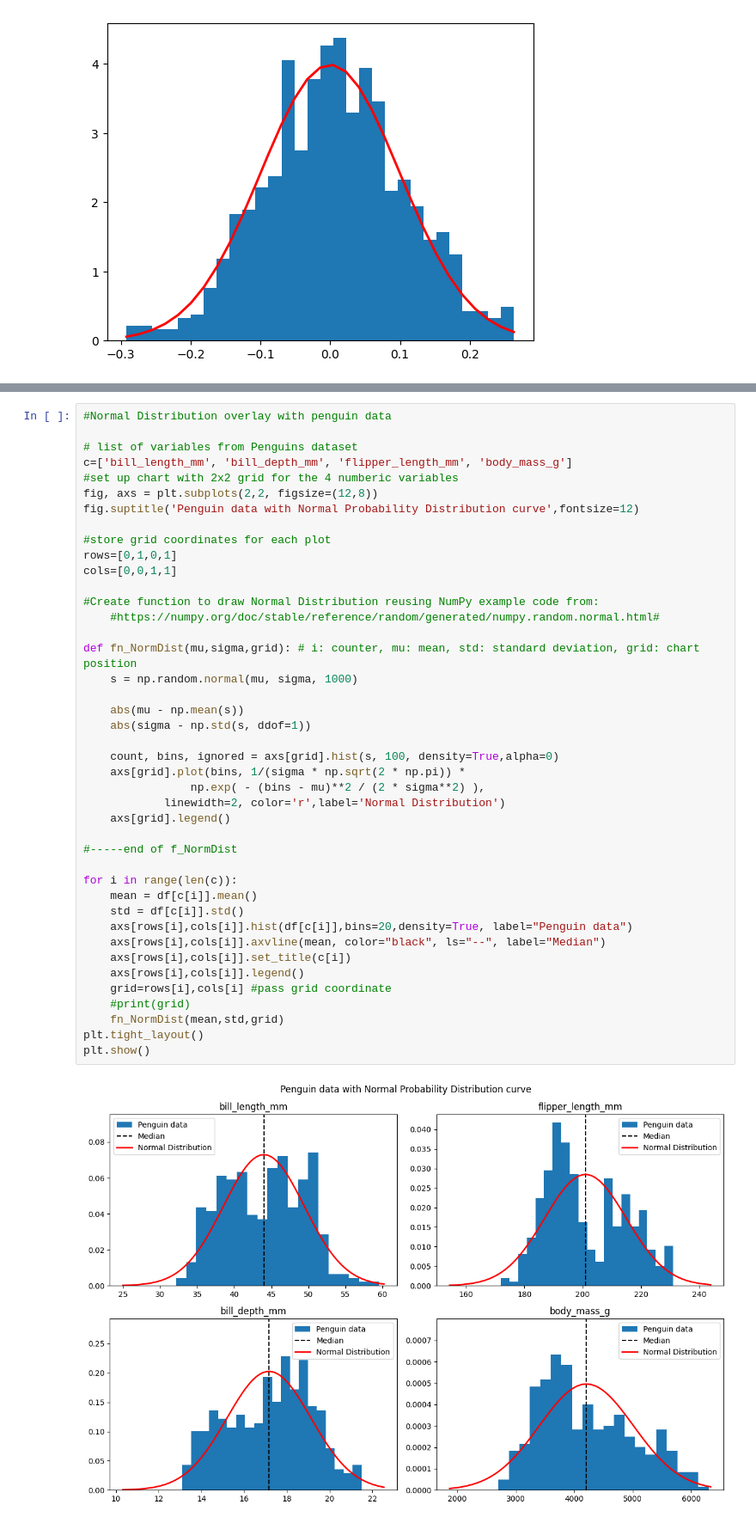
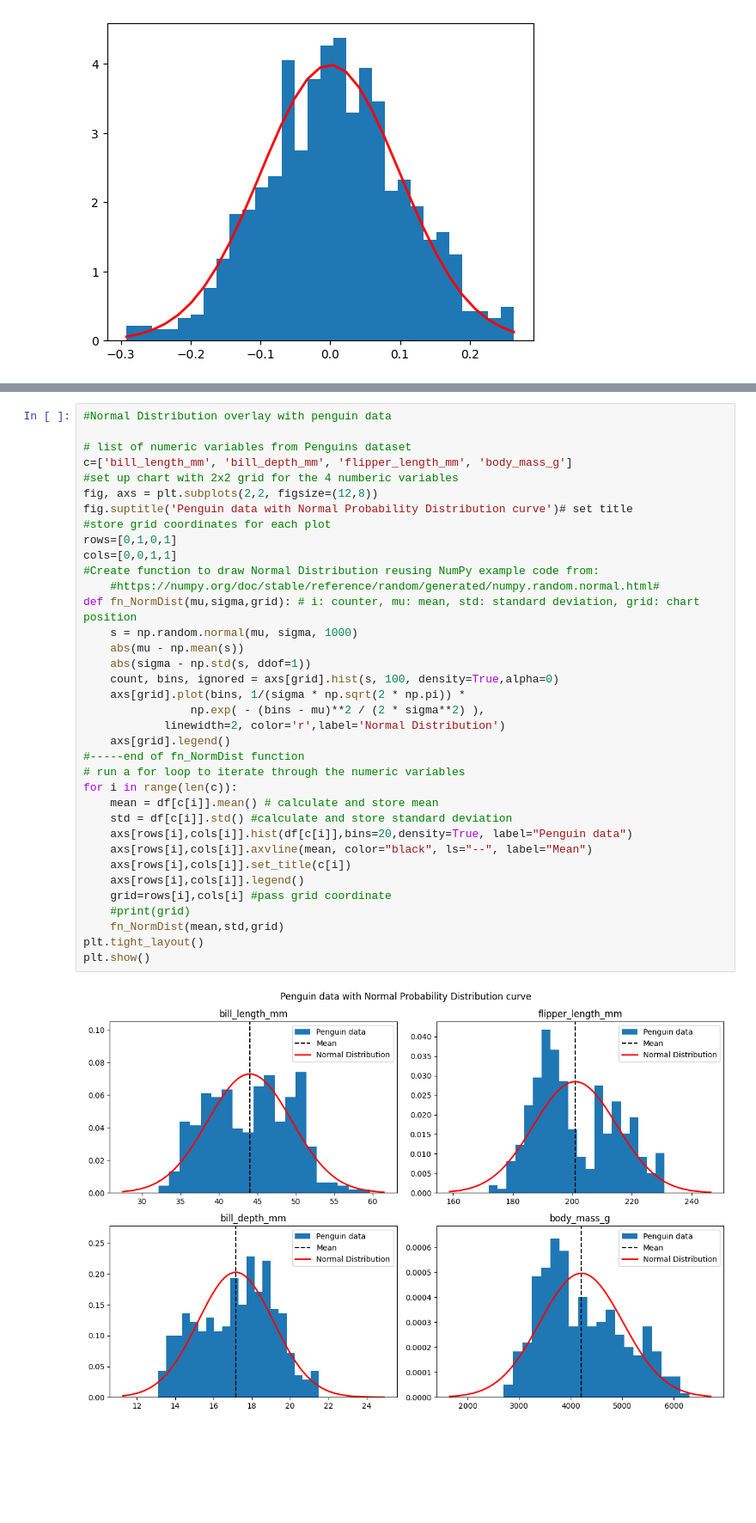
Before and after one commit to noyo0/Fundamentals_DataAnalysis, a Jupyter notebook: tasks.ipynb, the cells around one changed output, grey strips where cells are left out. Shown at 86% size. Saved outputs shown, nothing was run; the diff lists cells and outputs as text; blank space fills up the shorter version.

```diff
--- a/tasks.ipynb
+++ b/tasks.ipynb
@@ -622,45 +625,39 @@ The random distribution function is encapsulated in 'fn_NormDist' function passi
 # %%
 #Normal Distribution overlay with penguin data
 
-# list of variables from Penguins dataset
+# list of numeric variables from Penguins dataset
 c=['bill_length_mm', 'bill_depth_mm', 'flipper_length_mm', 'body_mass_g']
 #set up chart with 2x2 grid for the 4 numberic variables
 fig, axs = plt.subplots(2,2, figsize=(12,8))
-fig.suptitle('Penguin data with Normal Probability Distribution curve',fontsize=12)
-
+fig.suptitle('Penguin data with Normal Probability Distribution curve')# set title
 #store grid coordinates for each plot
 rows=[0,1,0,1]
 cols=[0,0,1,1]
-
 #Create function to draw Normal Distribution reusing NumPy example code from:
     #https://numpy.org/doc/stable/reference/random/generated/numpy.random.normal.html#
-
 def fn_NormDist(mu,sigma,grid): # i: counter, mu: mean, std: standard deviation, grid: chart position
     s = np.random.normal(mu, sigma, 1000)
-
     abs(mu - np.mean(s))
     abs(sigma - np.std(s, ddof=1))
-
     count, bins, ignored = axs[grid].hist(s, 100, density=True,alpha=0)
     axs[grid].plot(bins, 1/(sigma * np.sqrt(2 * np.pi)) *
                 np.exp( - (bins - mu)**2 / (2 * sigma**2) ),
             linewidth=2, color='r',label='Normal Distribution')
     axs[grid].legend()
-
-#-----end of f_NormDist
-
+#-----end of fn_NormDist function
+# run a for loop to iterate through the numeric variables
 for i in range(len(c)):
-    mean = df[c[i]].mean()
-    std = df[c[i]].std()
+    mean = df[c[i]].mean() # calculate and store mean
+    std = df[c[i]].std() #calculate and store standard deviation
     axs[rows[i],cols[i]].hist(df[c[i]],bins=20,density=True, label="Penguin data")
-    axs[rows[i],cols[i]].axvline(mean, color="black", ls="--", label="Median")
+    axs[rows[i],cols[i]].axvline(mean, color="black", ls="--", label="Mean")
     axs[rows[i],cols[i]].set_title(c[i])
     axs[rows[i],cols[i]].legend()
     grid=rows[i],cols[i] #pass grid coordinate
     #print(grid)
     fn_NormDist(mean,std,grid)
 plt.tight_layout()
 plt.show()
 # %% [output]
-[figure, old version]
+[figure, new version]
 # %% [markdown]
```
Also changed, not shown: parts of 22 cells of this notebook, 1 other file.
